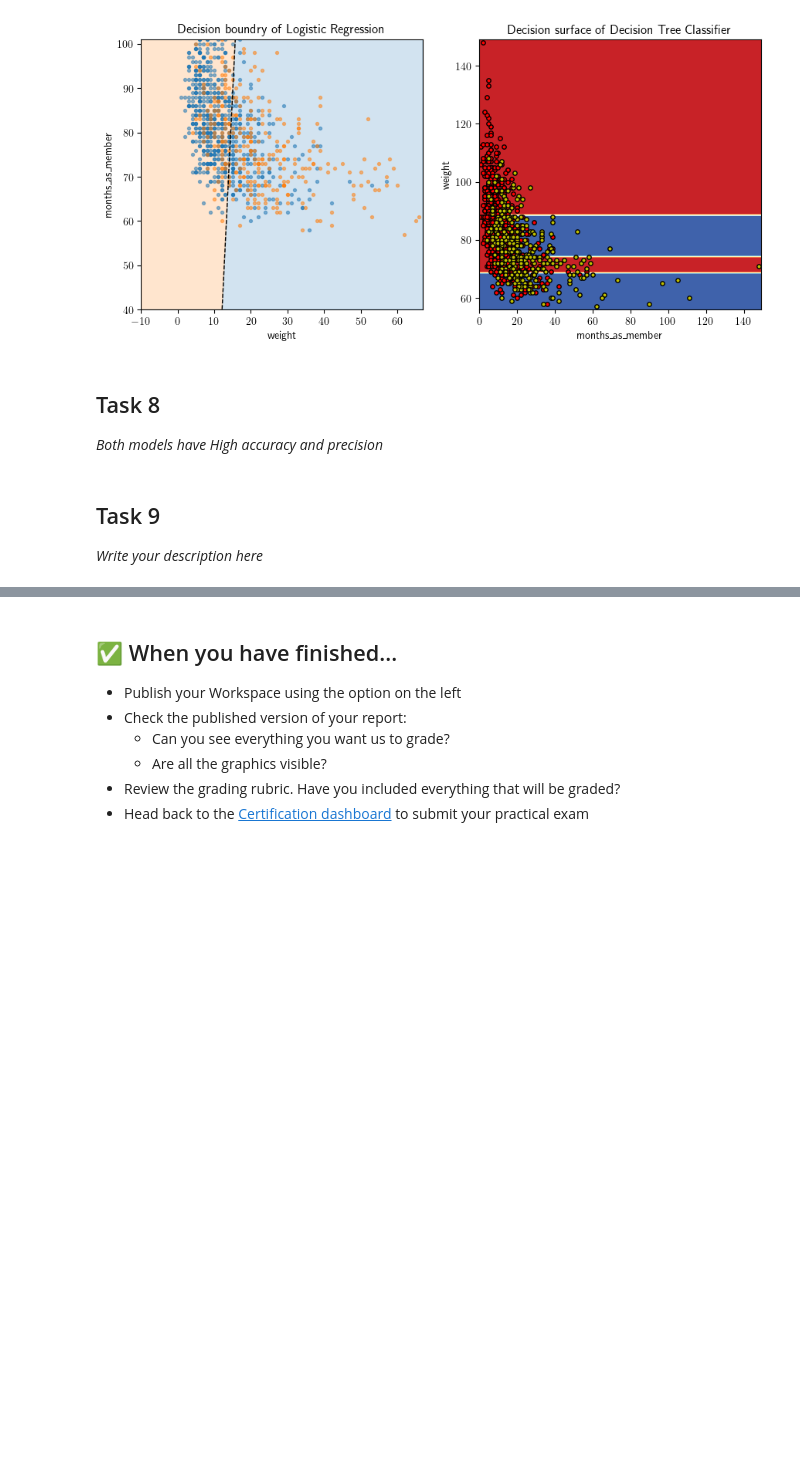
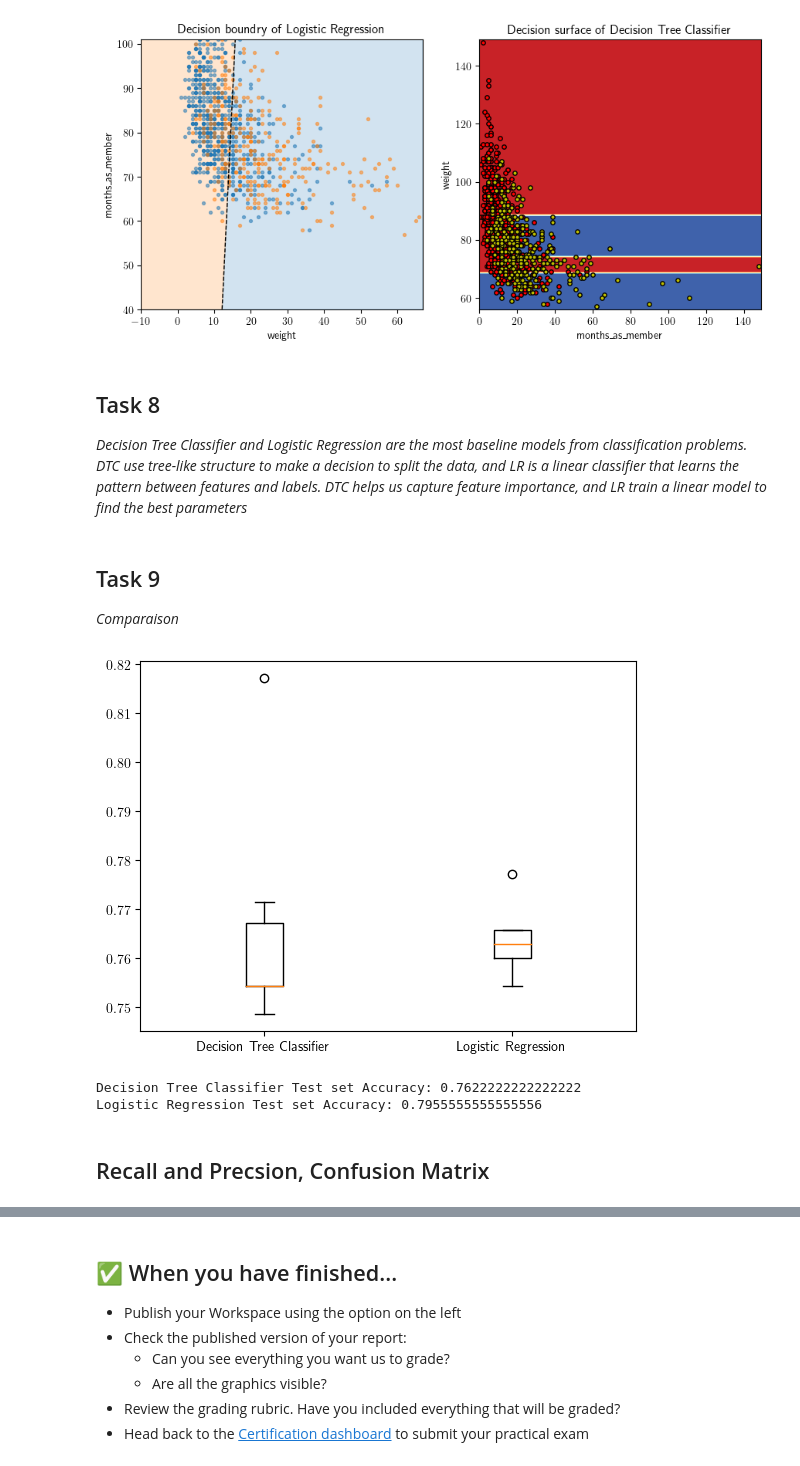
Before and after one commit to Abdoelabassi/data-science-certification-exam, a Jupyter notebook: notebook.ipynb, the cells around one changed output, grey strips where cells are left out. Drawn from its saved outputs; the diff is of its cells as text; code cells hidden in the pictures; blank space fills up the shorter version.

```diff
--- a/notebook.ipynb
+++ b/notebook.ipynb
@@ -564,9 +564,40 @@ plt.show()
 [figure]
 # %% [markdown]
 ## Task 8
-*Both models have High accuracy and precision*
+*Decision Tree Classifier and Logistic Regression are the most baseline models from classification problems.
+DTC use tree-like structure to make a decision to split the data, and LR is a linear classifier that learns the pattern between features
+and labels. DTC helps us capture feature importance, and LR train a linear model to find the best parameters*
 # %% [markdown]
 ## Task 9
-*Write your description here*
+*Comparaison*
 # %%
 # Start coding here...
+from sklearn.model_selection import cross_val_score, KFold
+
+
+models = {"Decision Tree Classifier": best_model, "Logistic Regression": LogisticRegression()}
+
+results = []
+
+for model in models.values():
+
+    cv = KFold(n_splits=6, random_state=43, shuffle=True)
+    cv_results = cross_val_score(model, X_train, y_train, cv=cv)
+    results.append(cv_results)
+# %%
+plt.boxplot(results, labels=models.keys())
+plt.show()
+# %% [output]
+[figure, added]
+# %%
+#Test set
+
+for name, model in models.items():
+    model.fit(X_train, y_train)
+    score = model.score(X_test, y_test)
+    print("{} Test set Accuracy: {}".format(name, score))
+# %% [output]
+Decision Tree Classifier Test set Accuracy: 0.7622222222222222
+Logistic Regression Test set Accuracy: 0.7955555555555556
+# %% [markdown]
+## Recall and Precsion, Confusion Matrix
```
Also changed, not shown: parts of 4 cells of this notebook.
